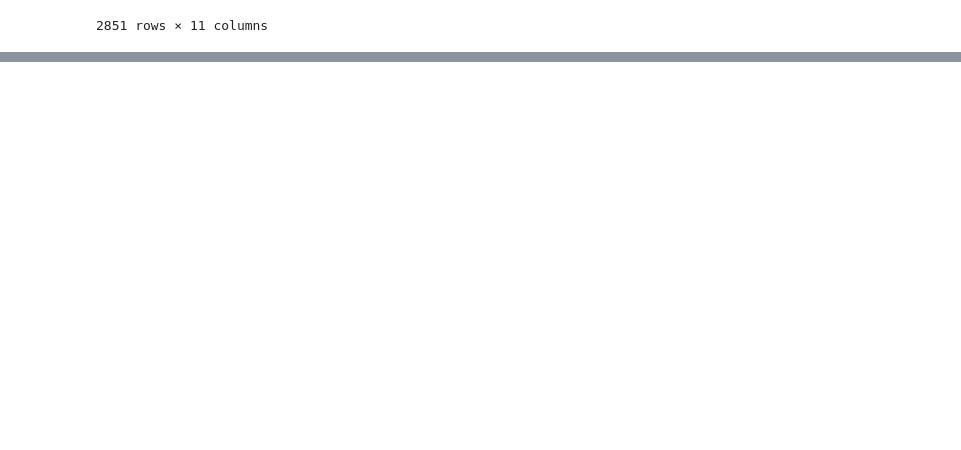
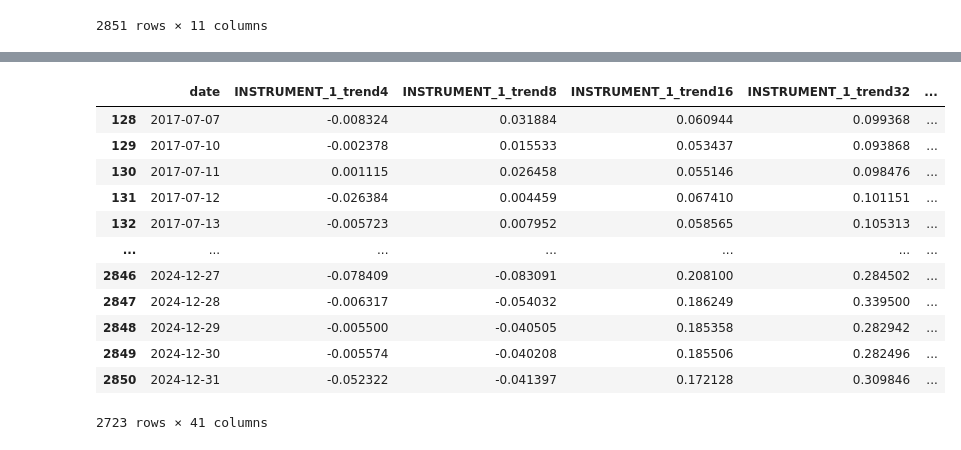
Before and after one commit to yashpincha/labubu-money, a Jupyter notebook: visualize.ipynb, the cells around one changed output, grey strips where cells are left out. Cells and saved outputs as stored; diff of their text form; code cells hidden in the pictures; blank space fills up the shorter version.

```diff
--- a/visualize.ipynb
+++ b/visualize.ipynb
@@ -99,3 +119,28 @@ dfs['volumes']
 | 2849 | 2024-12-30 | 54624660 | 34416033 | 15936284 | 25619659 | 48515430 | ... |
 | 2850 | 2024-12-31 | 59133138 | 29020647 | 23355138 | 37969104 | 31200404 | ... |
 2851 rows × 11 columns
+# %%
+dfs = {}
+cleaned_dfs = {}
+
+for file in os.listdir(folder_path):
+    if file.endswith(".csv"):
+        file_path = os.path.join(folder_path, file)
+        df_name = file.replace(".csv", "")
+
+        df = pd.read_csv(file_path)
+        date_col = None
+        for col in df.columns:
+            if "date" in col.lower() or "time" in col.lower():
+                date_col = col
+                df[col] = pd.to_datetime(df[col], errors="coerce")
+                df = df.sort_values(col)
+                break
+
+        original_rows = len(df)
+        # drop rows where any column has a nan
+        df_clean = df.dropna(axis=1, how="any")
+        cleaned_rows = len(df_clean)
+        dfs[df_name] = df
+        cleaned_dfs[df_name] = df_clean
+        print(df_clean.head())
@@ -101,0 +201,16 @@ dfs['volumes']
+# %%
+cleaned_dfs['signals']
+# %% [output]
+|  | date | INSTRUMENT_1_trend4 | INSTRUMENT_1_trend8 | INSTRUMENT_1_trend16 | INSTRUMENT_1_trend32 | ... |
+| 128 | 2017-07-07 | -0.008324 | 0.031884 | 0.060944 | 0.099368 | ... |
+| 129 | 2017-07-10 | -0.002378 | 0.015533 | 0.053437 | 0.093868 | ... |
+| 130 | 2017-07-11 | 0.001115 | 0.026458 | 0.055146 | 0.098476 | ... |
+| 131 | 2017-07-12 | -0.026384 | 0.004459 | 0.067410 | 0.101151 | ... |
+| 132 | 2017-07-13 | -0.005723 | 0.007952 | 0.058565 | 0.105313 | ... |
+| ... | ... | ... | ... | ... | ... | ... |
+| 2846 | 2024-12-27 | -0.078409 | -0.083091 | 0.208100 | 0.284502 | ... |
+| 2847 | 2024-12-28 | -0.006317 | -0.054032 | 0.186249 | 0.339500 | ... |
+| 2848 | 2024-12-29 | -0.005500 | -0.040505 | 0.185358 | 0.282942 | ... |
+| 2849 | 2024-12-30 | -0.005574 | -0.040208 | 0.185506 | 0.282496 | ... |
+| 2850 | 2024-12-31 | -0.052322 | -0.041397 | 0.172128 | 0.309846 | ... |
+2723 rows × 41 columns
```
Also changed, not shown: parts of 6 cells of this notebook.
